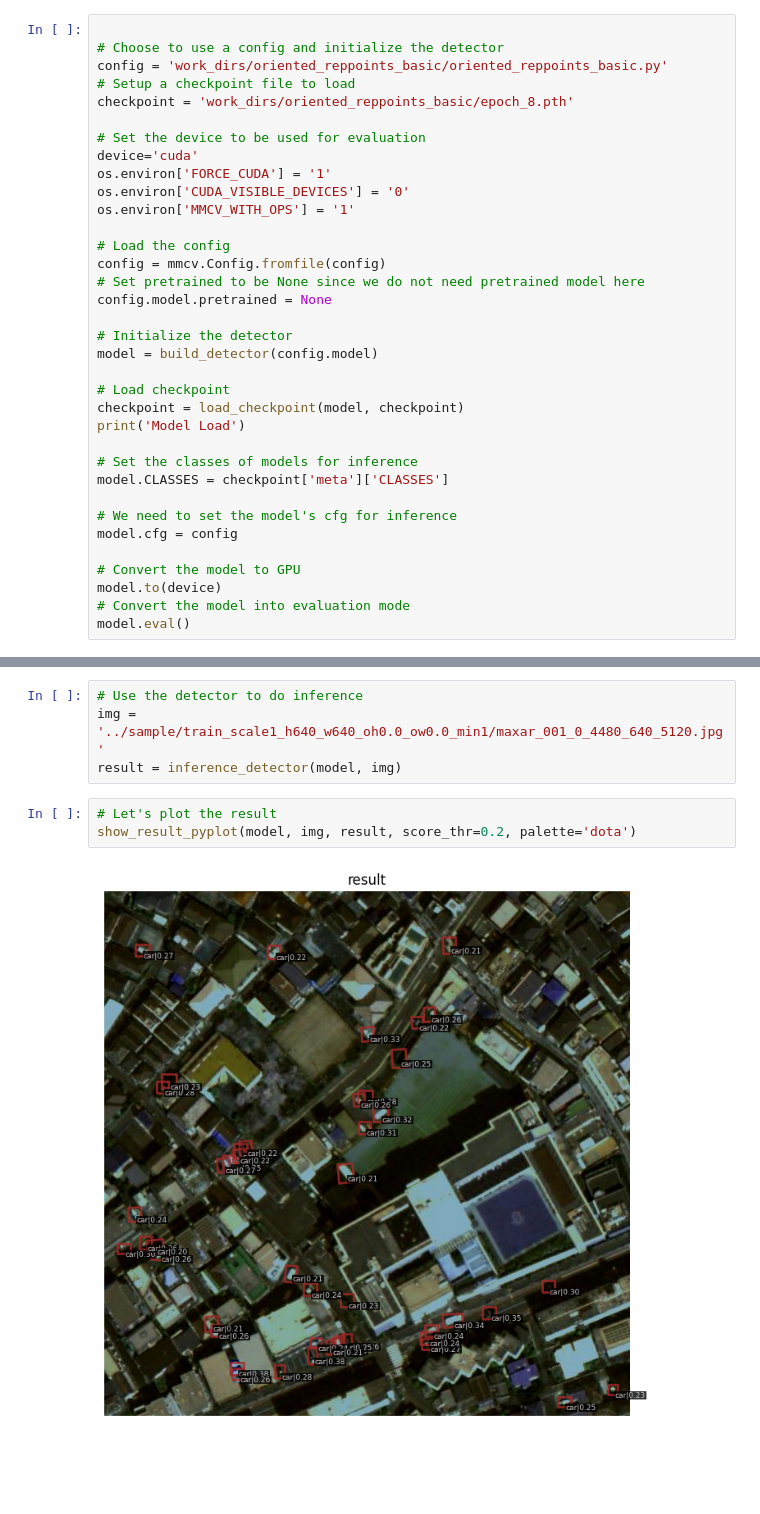
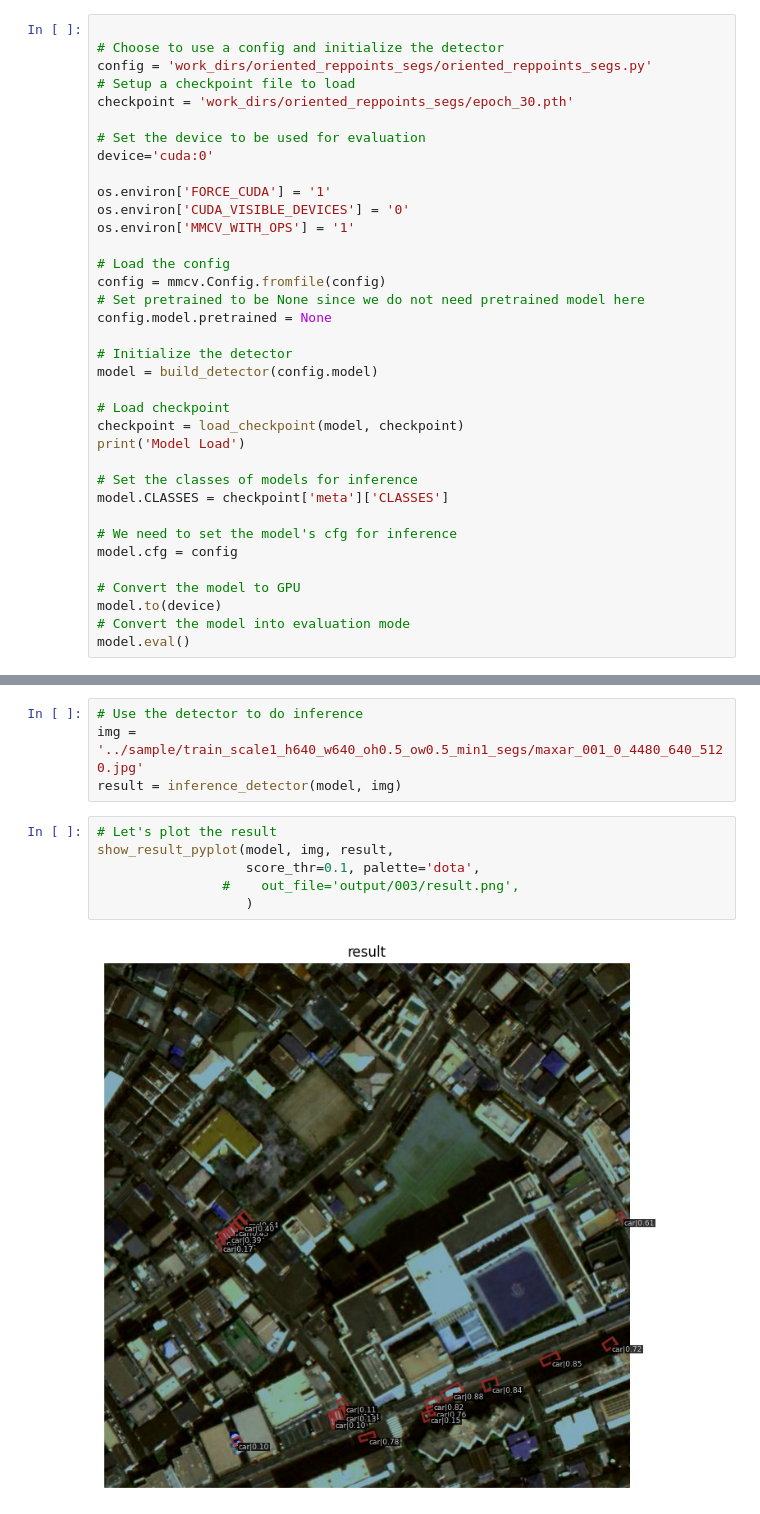
Before and after one commit to sorabatake/article_32976_car-detection, a Jupyter notebook: src/003_inference_mmrotate.ipynb, the cells around one changed output, grey strips where cells are left out. Drawn from its saved outputs; the diff is of its cells as text; blank space fills up the shorter version.

```diff
--- a/src/003_inference_mmrotate.ipynb
+++ b/src/003_inference_mmrotate.ipynb
@@ -28,12 +33,13 @@ from mmrotate.apis import inference_detector_by_patches
 # %%
 
 # Choose to use a config and initialize the detector
-config = 'work_dirs/oriented_reppoints_basic/oriented_reppoints_basic.py'
+config = 'work_dirs/oriented_reppoints_segs/oriented_reppoints_segs.py'
 # Setup a checkpoint file to load
-checkpoint = 'work_dirs/oriented_reppoints_basic/epoch_8.pth'
+checkpoint = 'work_dirs/oriented_reppoints_segs/epoch_30.pth'
 
 # Set the device to be used for evaluation
-device='cuda'
+device='cuda:0'
+
 os.environ['FORCE_CUDA'] = '1'
 os.environ['CUDA_VISIBLE_DEVICES'] = '0'
 os.environ['MMCV_WITH_OPS'] = '1'
@@ -82,10 +88,13 @@ RotatedRepPoints(
 )
 # %%
 # Use the detector to do inference
-img = '../sample/train_scale1_h640_w640_oh0.0_ow0.0_min1/maxar_001_0_4480_640_5120.jpg'
+img = '../sample/train_scale1_h640_w640_oh0.5_ow0.5_min1_segs/maxar_001_0_4480_640_5120.jpg'
 result = inference_detector(model, img)
 # %%
 # Let's plot the result
-show_result_pyplot(model, img, result, score_thr=0.2, palette='dota')
+show_result_pyplot(model, img, result,
+                   score_thr=0.1, palette='dota',
+                #    out_file='output/003/result.png',
+                   )
 # %% [output]
-[figure, old version]
+[figure, new version]
```
Also changed, not shown: parts of 5 cells of this notebook, 3 other files.
